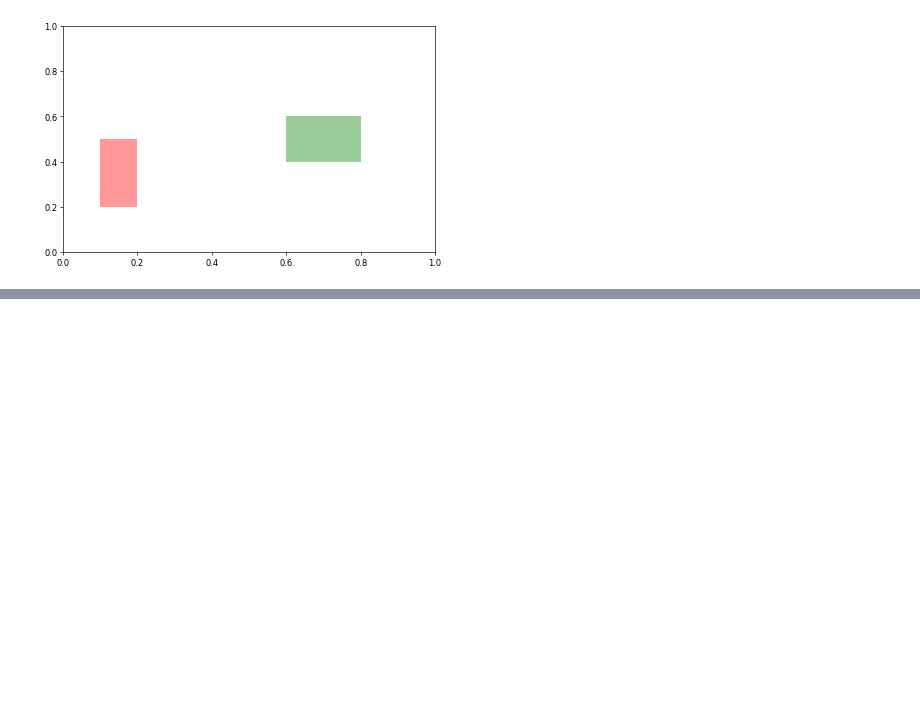
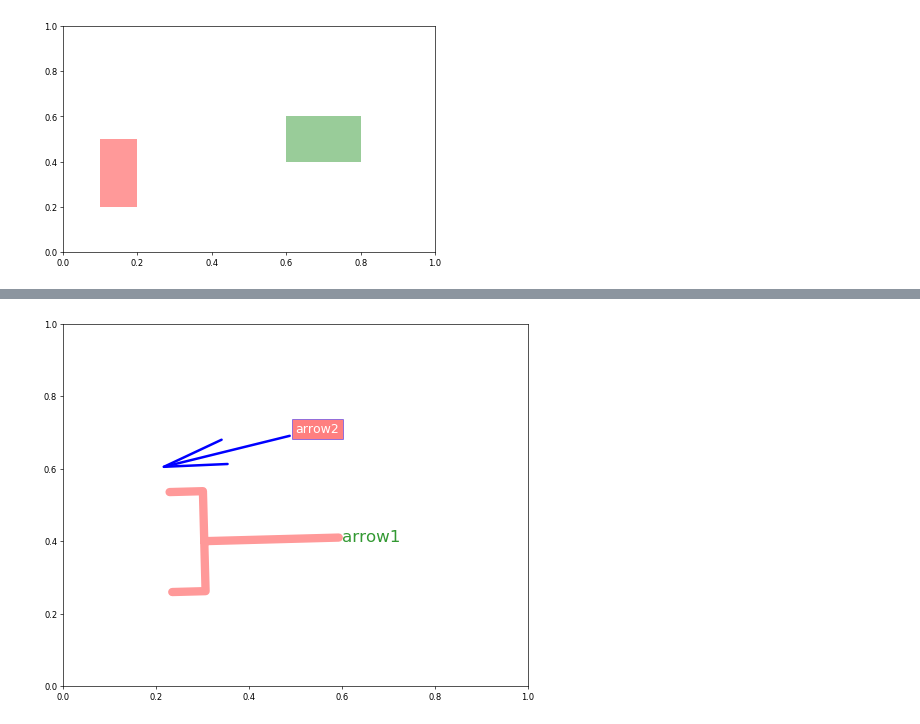
Before and after one commit to appbanana/MachineLearningAction, a Jupyter notebook: 可视化/06-发散面包图&发散棒棒糖图.ipynb, the cells around one changed output, grey strips where cells are left out. Cells and saved outputs as stored; diff of their text form; code cells hidden in the pictures; blank space fills up the shorter version.

```diff
--- a/可视化/06-发散面包图&发散棒棒糖图.ipynb
+++ b/可视化/06-发散面包图&发散棒棒糖图.ipynb
@@ -284,0 +314,24 @@ plt.gca().add_patch(p2);
+# %%
+# plt.annotate 标注
+plt.figure(figsize=(10, 8), dpi=60)
+# plt.scatter(0.3, 0.4, s=20)
+plt.annotate('arrow1',
+             xy=(0.3, 0.4),
+             xytext=(0.6, 0.4),
+             fontsize=20,
+             xycoords='data',  # data figure points
+             color='g',
+             alpha=0.8,
+             arrowprops=dict(arrowstyle='-[, widthB=3, lengthB=2', color='r', alpha=0.4, lw=10), # lw 控制线宽
+            )
+plt.annotate('arrow2',
+             xy=(0.2, 0.6),
+             xytext=(0.5, 0.7),
+             color='w',
+             fontsize=15,
+             bbox=dict(boxstyle='square', facecolor='r', edgecolor='b', alpha=0.5),
+             arrowprops=dict(arrowstyle='->, head_length=5, head_width=1', lw=3, color='b'), # head_length 箭头长度 head_width 箭头宽度
+            )
+plt.show()
+# %% [output]
+[figure, added]
```
Also changed, not shown: parts of 6 cells of this notebook, 1 other file.
